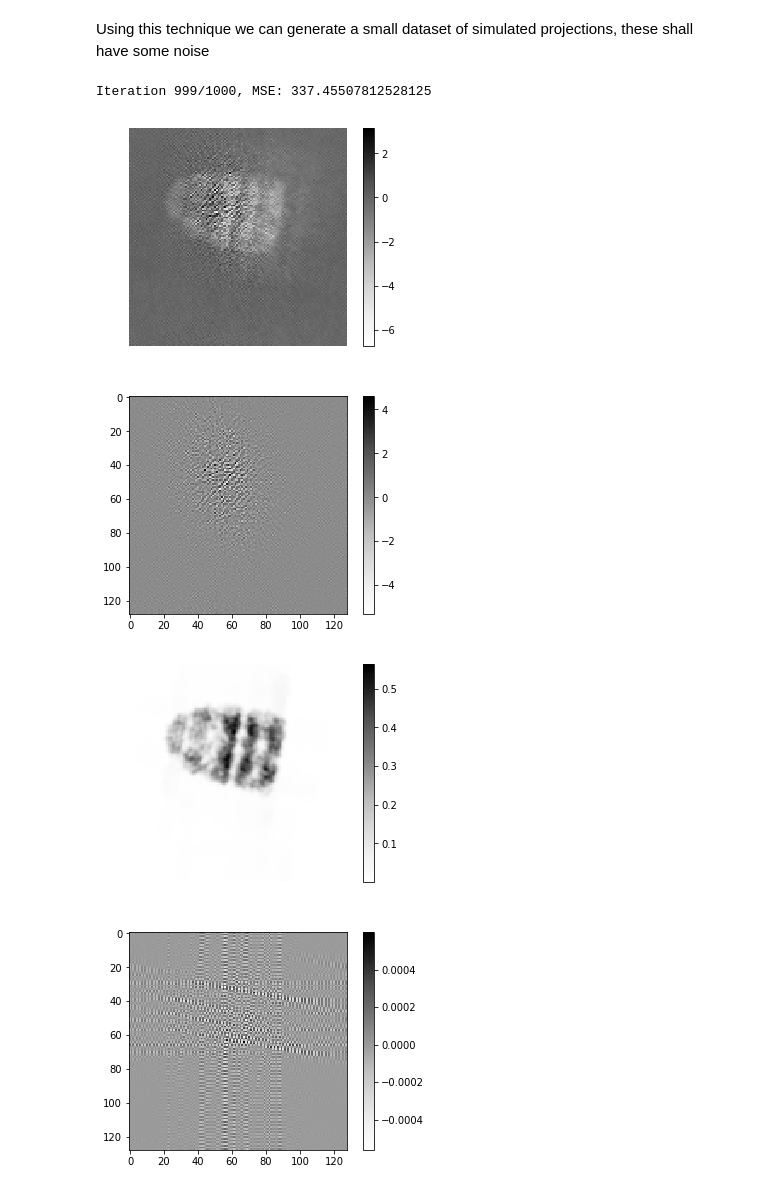
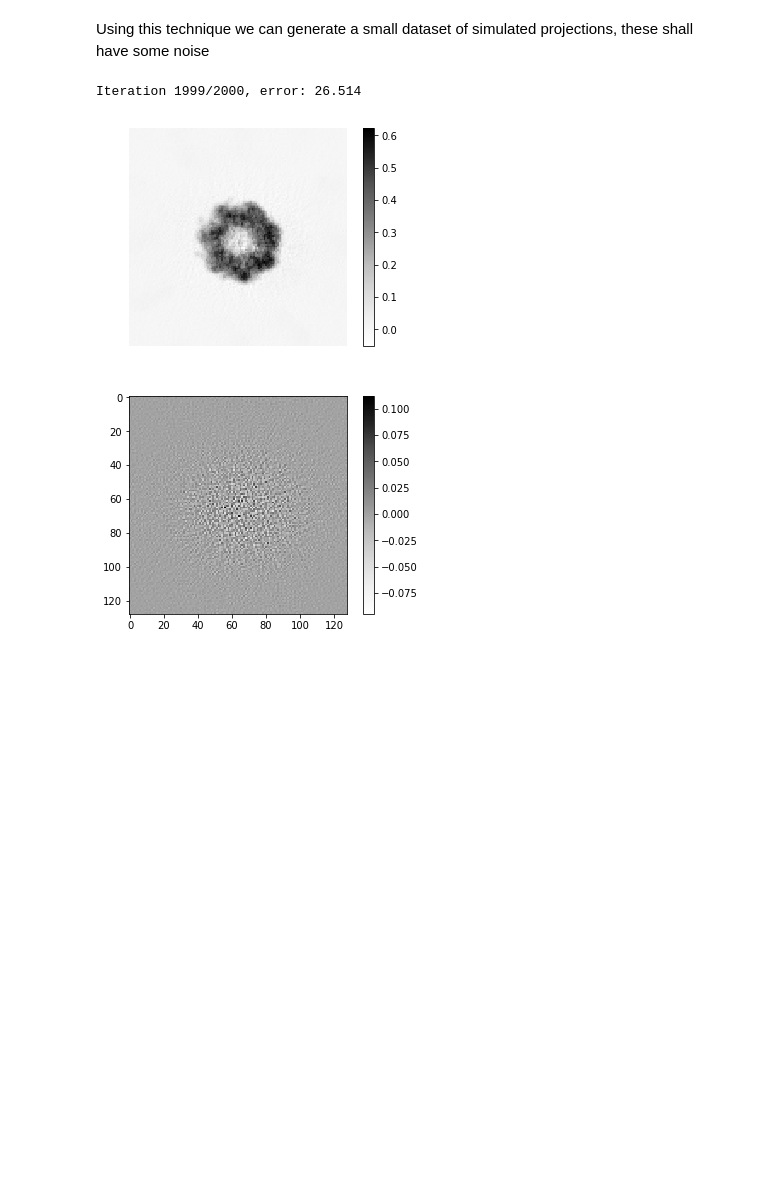
Before and after one commit to KarenUllrich/Pytorch-Backprojection, a Jupyter notebook: tutorial.ipynb, the cells around one changed output. Cells and saved outputs as stored; diff of their text form; code cells hidden in the pictures; blank space fills up the shorter version.

```diff
--- a/tutorial.ipynb
+++ b/tutorial.ipynb
@@ -105,7 +114,7 @@ protein_log_scale.data.fill_(-1)
 
 print()
 # %%
-num_iterations = int(1e3)
+num_iterations = int(2e3)
 
 
 def optimizer_grad_step(optimizer):
@@ -116,7 +125,7 @@ def optimizer_grad_step(optimizer):
 
 
 optimizer = []
-optimizer.append(optim.Adam([protein_loc], lr=2., betas=(0.8, 0.999)))
+optimizer.append(optim.Adam([protein_loc], lr=.1, betas=(0.8, 0.999)))
 optimizer.append(optim.Adam([protein_log_scale], lr=0.01, betas=(0.8, 0.999)))
 
 
@@ -139,38 +148,30 @@ mask = torch.Tensor(create_radial_mask((D, D), int(D / 2))).to(device)
 
 num_pixels = mask.sum()
 
-
-def real2fourier(observation):
-    image = real_to_fspace(observation[0,0])
-    image *= np.sqrt(D)
-    real_part = np.expand_dims(image.real, 0)
-    imag_part = np.expand_dims(image.imag, 0)
-    return np.expand_dims(np.vstack([real_part, imag_part]), 0)
-
-
+error = 0.
 for iteration in range(num_iterations):
     idx = random.randint(0, num_data_points)
     protein_dist = distributions.Normal(loc=protein_loc, scale=F.softplus(protein_log_scale))
     protein_sample = protein_dist.rsample((1,))
-    projection, observation_dist = observation_model(protein_sample, rotation_representations[idx], translations[idx])
 
-    observation = torch.Tensor(real2fourier(observations[idx])).to(device)
-    conditional_loglikelihood = observation_dist.log_prob(observation).sum() / num_pixels
+    t = translations[idx] / D
+    R = rotmat3D_EA(rotation_representations[idx] / 180.0 * np.pi)
+
+    projection, observation_dist = observation_model(protein_sample, R, t)
+
+    conditional_loglikelihood = observation_dist.log_prob(observations[idx].unsqueeze(0)).sum() / num_pixels
     loss = -conditional_loglikelihood
     loss.backward()
     optimizer_grad_step(optimizer)
 
     # compare learned volume to data generating one
-    MSE = F.mse_loss(protein_loc, protein[0]).detach().cpu().numpy()
-    print("Iteration {}/{}, MSE: {}".format(iteration, num_iterations, MSE), end='\r', flush=True)
-
-projection, _ = observation_model(protein_sample, rotation_representations[idx], translations[idx])
-utils.save_real_imag(projection, save=False)
-projection, _ = observation_model(protein, rotation_representations[idx], translations[idx])
-utils.save_real_imag(projection, save=False)
+    error += loss.detach().cpu().numpy()
+    print("Iteration {}/{}, error: {:.3f}".format(iteration, num_iterations, error/(iteration+1.)), end='\r', flush=True)
 # %% [output]
-Iteration 999/1000, MSE: 337.45507812528125
+Iteration 1999/2000, error: 26.514
-[figure, removed]
-[figure, removed]
-[figure, removed]
-[figure, removed]
+# %%
+projection, _ = observation_model(protein_loc.unsqueeze(0), R, t)
+utils.plot_fourier2real(projection,name="", save=False)
+# %% [output]
+[figure, added]
+[figure, added]
```
Also changed, not shown: parts of 6 cells of this notebook, 3 other files.
